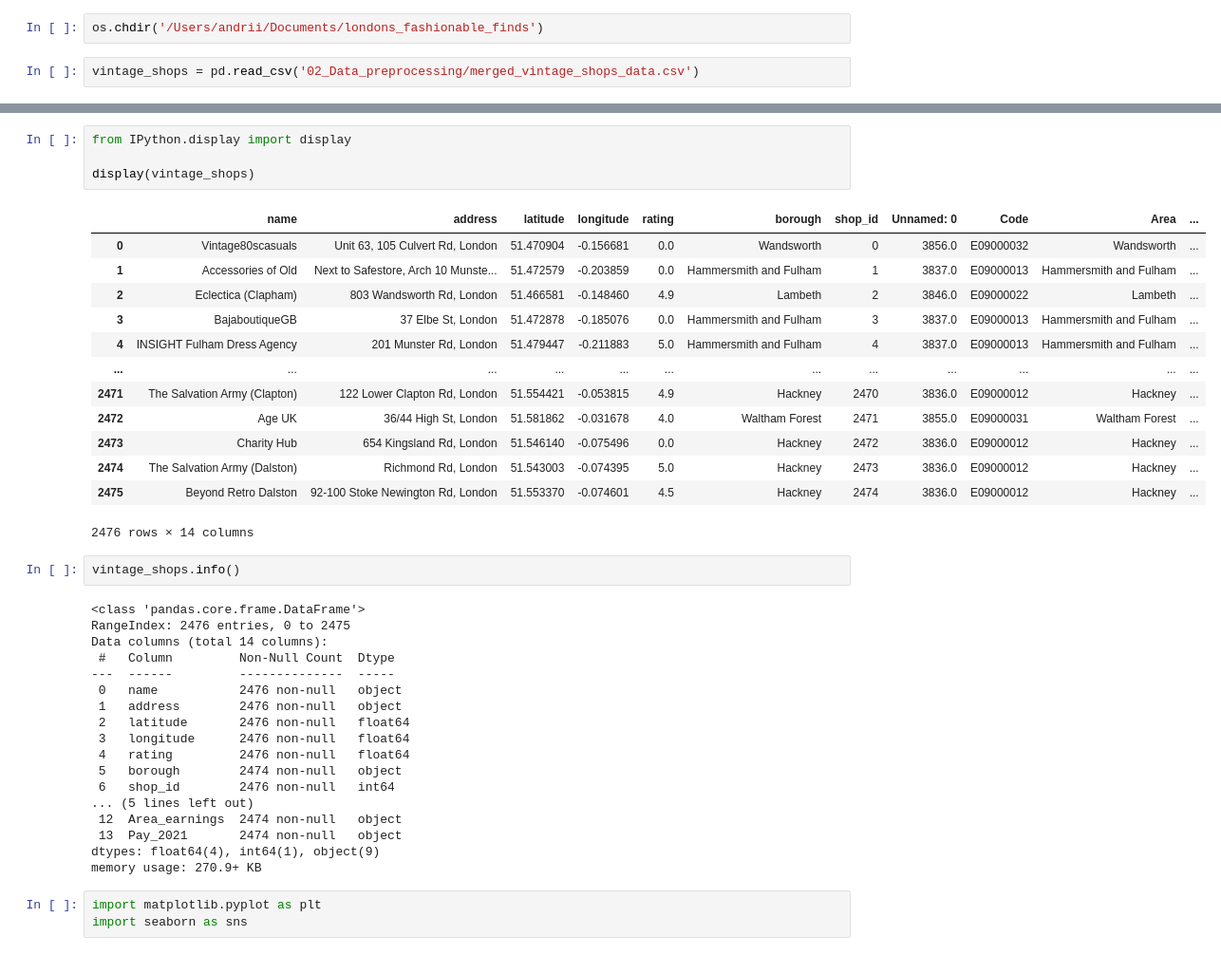
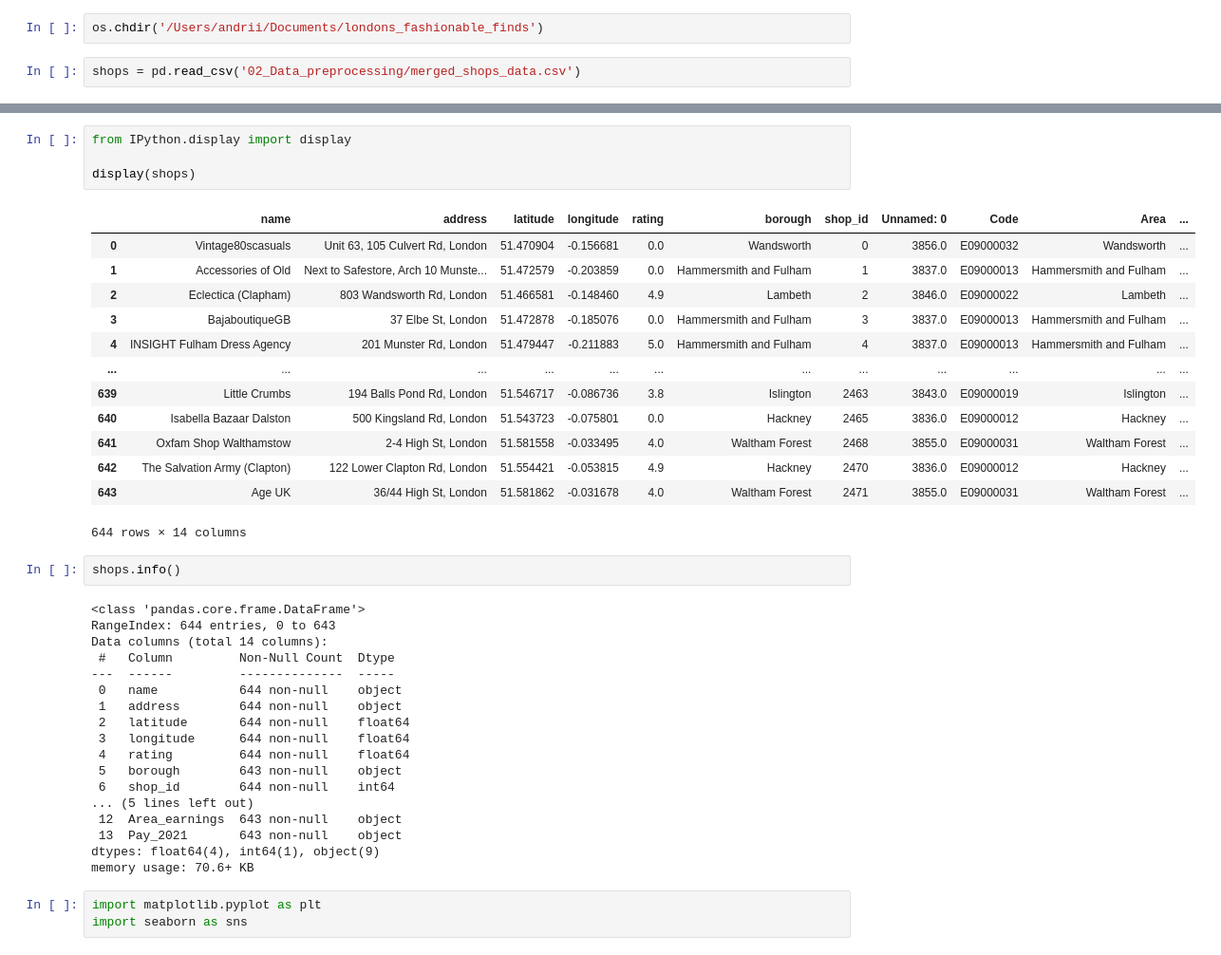
Before and after one commit to AndriiDS/londons_fashionable_finds, a Jupyter notebook: 03_Feature_Engineering/01_feature_engineering.ipynb, the cells around one changed output, grey strips where cells are left out. Shown: that part at 95% size. Saved outputs shown, nothing was run; the diff lists cells and outputs as text.

```diff
--- a/03_Feature_Engineering/01_feature_engineering.ipynb
+++ b/03_Feature_Engineering/01_feature_engineering.ipynb
@@ -9,4 +9,4 @@ print(os.getcwd())
 # %%
 os.chdir('/Users/andrii/Documents/londons_fashionable_finds')
 # %%
-vintage_shops = pd.read_csv('02_Data_preprocessing/merged_vintage_shops_data.csv')
+shops = pd.read_csv('02_Data_preprocessing/merged_shops_data.csv')
@@ -20,41 +13,41 @@ vintage_shops = pd.read_csv('02_Data_preprocessing/merged_vintage_shops_data.csv
 # %%
 from IPython.display import display
 
-display(vintage_shops)
+display(shops)
 # %% [output]
 |  | name | address | latitude | longitude | rating | borough | shop_id | Unnamed: 0 | Code | Area | ... |
 | 0 | Vintage80scasuals | Unit 63, 105 Culvert Rd, London | 51.470904 | -0.156681 | 0.0 | Wandsworth | 0 | 3856.0 | E09000032 | Wandsworth | ... |
 | 1 | Accessories of Old | Next to Safestore, Arch 10 Munste... | 51.472579 | -0.203859 | 0.0 | Hammersmith and Fulham | 1 | 3837.0 | E09000013 | Hammersmith and Fulham | ... |
 | 2 | Eclectica (Clapham) | 803 Wandsworth Rd, London | 51.466581 | -0.148460 | 4.9 | Lambeth | 2 | 3846.0 | E09000022 | Lambeth | ... |
 | 3 | BajaboutiqueGB | 37 Elbe St, London | 51.472878 | -0.185076 | 0.0 | Hammersmith and Fulham | 3 | 3837.0 | E09000013 | Hammersmith and Fulham | ... |
 | 4 | INSIGHT Fulham Dress Agency | 201 Munster Rd, London | 51.479447 | -0.211883 | 5.0 | Hammersmith and Fulham | 4 | 3837.0 | E09000013 | Hammersmith and Fulham | ... |
 | ... | ... | ... | ... | ... | ... | ... | ... | ... | ... | ... | ... |
-| 2471 | The Salvation Army (Clapton) | 122 Lower Clapton Rd, London | 51.554421 | -0.053815 | 4.9 | Hackney | 2470 | 3836.0 | E09000012 | Hackney | ... |
-| 2472 | Age UK | 36/44 High St, London | 51.581862 | -0.031678 | 4.0 | Waltham Forest | 2471 | 3855.0 | E09000031 | Waltham Forest | ... |
-| 2473 | Charity Hub | 654 Kingsland Rd, London | 51.546140 | -0.075496 | 0.0 | Hackney | 2472 | 3836.0 | E09000012 | Hackney | ... |
-| 2474 | The Salvation Army (Dalston) | Richmond Rd, London | 51.543003 | -0.074395 | 5.0 | Hackney | 2473 | 3836.0 | E09000012 | Hackney | ... |
-| 2475 | Beyond Retro Dalston | 92-100 Stoke Newington Rd, London | 51.553370 | -0.074601 | 4.5 | Hackney | 2474 | 3836.0 | E09000012 | Hackney | ... |
+| 639 | Little Crumbs | 194 Balls Pond Rd, London | 51.546717 | -0.086736 | 3.8 | Islington | 2463 | 3843.0 | E09000019 | Islington | ... |
+| 640 | Isabella Bazaar Dalston | 500 Kingsland Rd, London | 51.543723 | -0.075801 | 0.0 | Hackney | 2465 | 3836.0 | E09000012 | Hackney | ... |
+| 641 | Oxfam Shop Walthamstow | 2-4 High St, London | 51.581558 | -0.033495 | 4.0 | Waltham Forest | 2468 | 3855.0 | E09000031 | Waltham Forest | ... |
+| 642 | The Salvation Army (Clapton) | 122 Lower Clapton Rd, London | 51.554421 | -0.053815 | 4.9 | Hackney | 2470 | 3836.0 | E09000012 | Hackney | ... |
+| 643 | Age UK | 36/44 High St, London | 51.581862 | -0.031678 | 4.0 | Waltham Forest | 2471 | 3855.0 | E09000031 | Waltham Forest | ... |
-2476 rows × 14 columns
+644 rows × 14 columns
 # %%
-vintage_shops.info()
+shops.info()
 # %% [output]
 <class 'pandas.core.frame.DataFrame'>
-RangeIndex: 2476 entries, 0 to 2475
+RangeIndex: 644 entries, 0 to 643
 Data columns (total 14 columns):
  #   Column         Non-Null Count  Dtype
 ---  ------         --------------  -----
- 0   name           2476 non-null   object
- 1   address        2476 non-null   object
- 2   latitude       2476 non-null   float64
- 3   longitude      2476 non-null   float64
- 4   rating         2476 non-null   float64
- 5   borough        2474 non-null   object
- 6   shop_id        2476 non-null   int64
+ 0   name           644 non-null    object
+ 1   address        644 non-null    object
+ 2   latitude       644 non-null    float64
+ 3   longitude      644 non-null    float64
+ 4   rating         644 non-null    float64
+ 5   borough        643 non-null    object
+ 6   shop_id        644 non-null    int64
 ... (5 lines left out)
- 12  Area_earnings  2474 non-null   object
- 13  Pay_2021       2474 non-null   object
+ 12  Area_earnings  643 non-null    object
+ 13  Pay_2021       643 non-null    object
 dtypes: float64(4), int64(1), object(9)
-memory usage: 270.9+ KB
+memory usage: 70.6+ KB
 # %%
 import matplotlib.pyplot as plt
 import seaborn as sns
```
Also changed, not shown: parts of 28 cells of this notebook, 6 other files.
